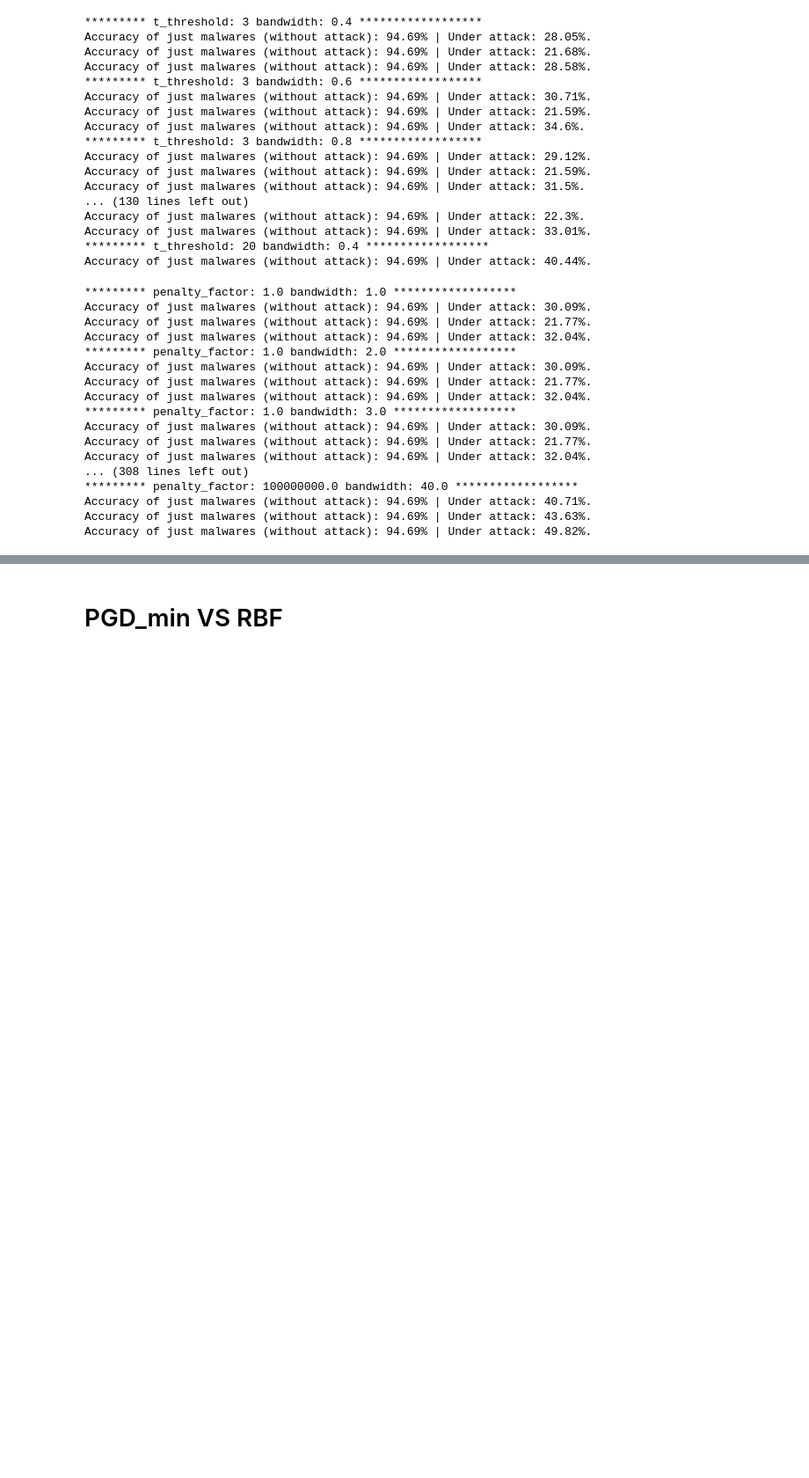
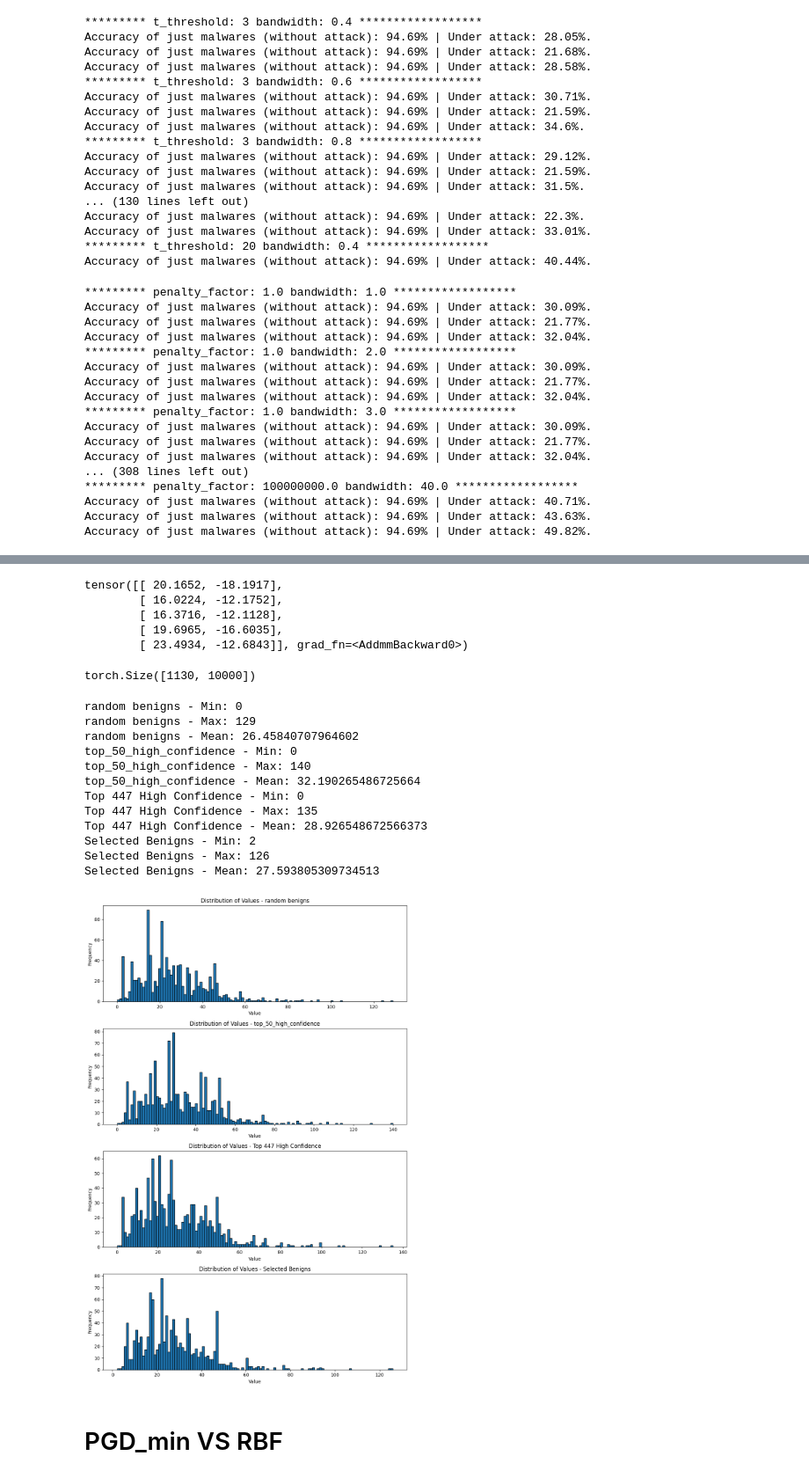
Before and after one commit to mostafa-ja/mal_adv4, a Jupyter notebook: adverserial_attack_RBF2.ipynb, the cells around one changed output, grey strips where cells are left out. Shown at 88% size. Cells and saved outputs as stored; diff of their text form; code cells hidden in the pictures; blank space fills up the shorter version.

```diff
--- a/adverserial_attack_RBF2.ipynb
+++ b/adverserial_attack_RBF2.ipynb
@@ -5489,2 +3419,78 @@ Accuracy of just malwares (without attack): 94.69% | Under attack: 39.65%.
+# %%
+top_447_high_confidence = ben_x[sorted_indices[:479]]
+bens = ben_x[:479]
+# %%
+top_50_high_confidence = ben_x[sorted_indices[:50]]
+# %%
+model_AT_rFGSM(ben_x[sorted_indices[:5]].to(torch.float32))
+# %% [output]
+tensor([[ 20.1652, -18.1917],
+        [ 16.0224, -12.1752],
+        [ 16.3716, -12.1128],
+        [ 19.6965, -16.6035],
+        [ 23.4934, -12.6843]], grad_fn=<AddmmBackward0>)
+# %%
+# Pre-select benign samples
+mal_samples = []
+for x_batch, y_batch in test_loader:
+  mal_samples.append(x_batch[y_batch.squeeze() == 1])
+
+mal_x = torch.cat(mal_samples, dim=0).to(device)
+
+print(mal_x.shape)
+# %% [output]
+torch.Size([1130, 10000])
+# %%
+import torch
+import numpy as np
+import matplotlib.pyplot as plt
+
+centers = [bens,top_50_high_confidence,top_447_high_confidence,selected_benigns]
+titles = ['random benigns','top_50_high_confidence', 'Top 447 High Confidence', 'Selected Benigns']
+
+# Prepare for subplots
+fig, axes = plt.subplots(len(centers), 1, figsize=(10, 15))
+
+for i, center in enumerate(centers):
+    mins = []
+    for mal in mal_x:
+        min_diff = 1000
+        for sample in center:
+            dif = (torch.abs(sample - mal).sum()).item()
+            if dif < min_diff:
+                min_diff = dif
+        mins.append(min_diff)
+
+    mins = np.array(mins)
+
+    print(f'{titles[i]} - Min: {np.min(mins)}')
+    print(f'{titles[i]} - Max: {np.max(mins)}')
+    print(f'{titles[i]} - Mean: {np.mean(mins)}')
+
+    # Plot histogram in the corresponding subplot
+    axes[i].hist(mins, bins=120, edgecolor='black')
+    axes[i].set_title(f'Distribution of Values - {titles[i]}')
+    axes[i].set_xlabel('Value')
+    axes[i].set_ylabel('Frequency')
+
+# Adjust layout to prevent overlap
+plt.tight_layout()
+
+# Show all plots
+plt.show()
+# %% [output]
+random benigns - Min: 0
+random benigns - Max: 129
+random benigns - Mean: 26.45840707964602
+top_50_high_confidence - Min: 0
+top_50_high_confidence - Max: 140
+top_50_high_confidence - Mean: 32.190265486725664
+Top 447 High Confidence - Min: 0
+Top 447 High Confidence - Max: 135
+Top 447 High Confidence - Mean: 28.926548672566373
+Selected Benigns - Min: 2
+Selected Benigns - Max: 126
+Selected Benigns - Mean: 27.593805309734513
+[figure, added]
 # %% [markdown]
 # PGD_min VS RBF
```
Also changed, not shown: parts of 105 cells of this notebook.
